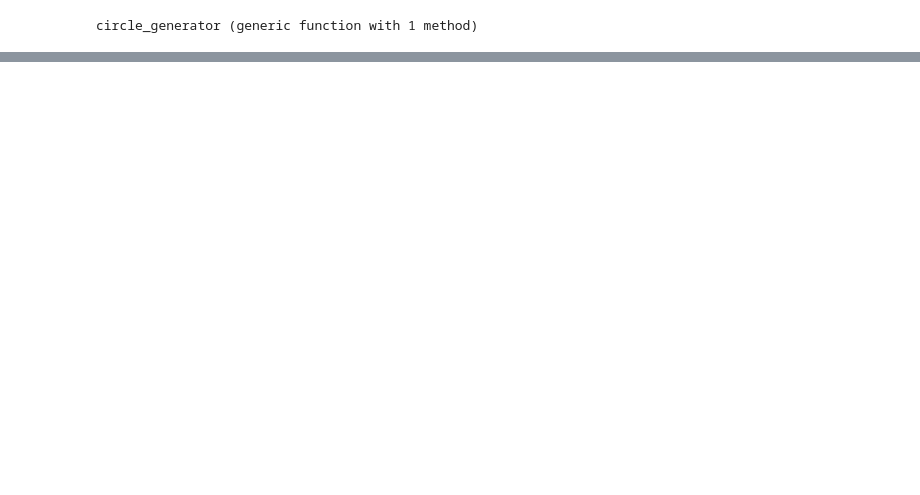
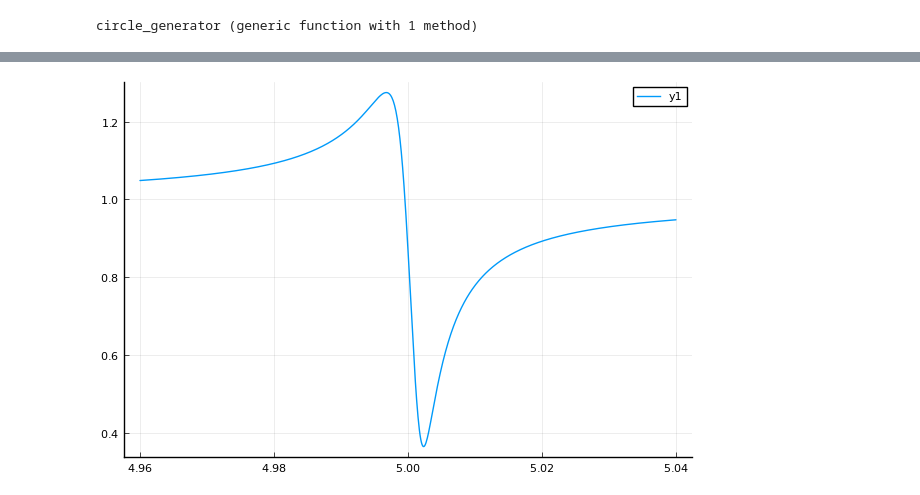
Before and after one commit to aarontrowbridge/cQED, a Jupyter notebook: STS/Untitled.ipynb, the cells around one changed output, grey strips where cells are left out. Saved outputs shown, nothing was run; the diff lists cells and outputs as text; code cells hidden in the pictures; blank space fills up the shorter version.

```diff
--- a/STS/Untitled.ipynb
+++ b/STS/Untitled.ipynb
@@ -72,0 +68,6 @@ plot(fs, abs.(vs))
+# %%
+normed_zs = [z / (params.a * exp(im * (params.α - 2π * f * params.τ))) for (z, f) in zip(zs, fs)];
+# %%
+plot(fs, abs.(normed_zs))
+# %% [output]
+[figure, added]
```
Also changed, not shown: parts of 11 cells of this notebook, 3 other files.
